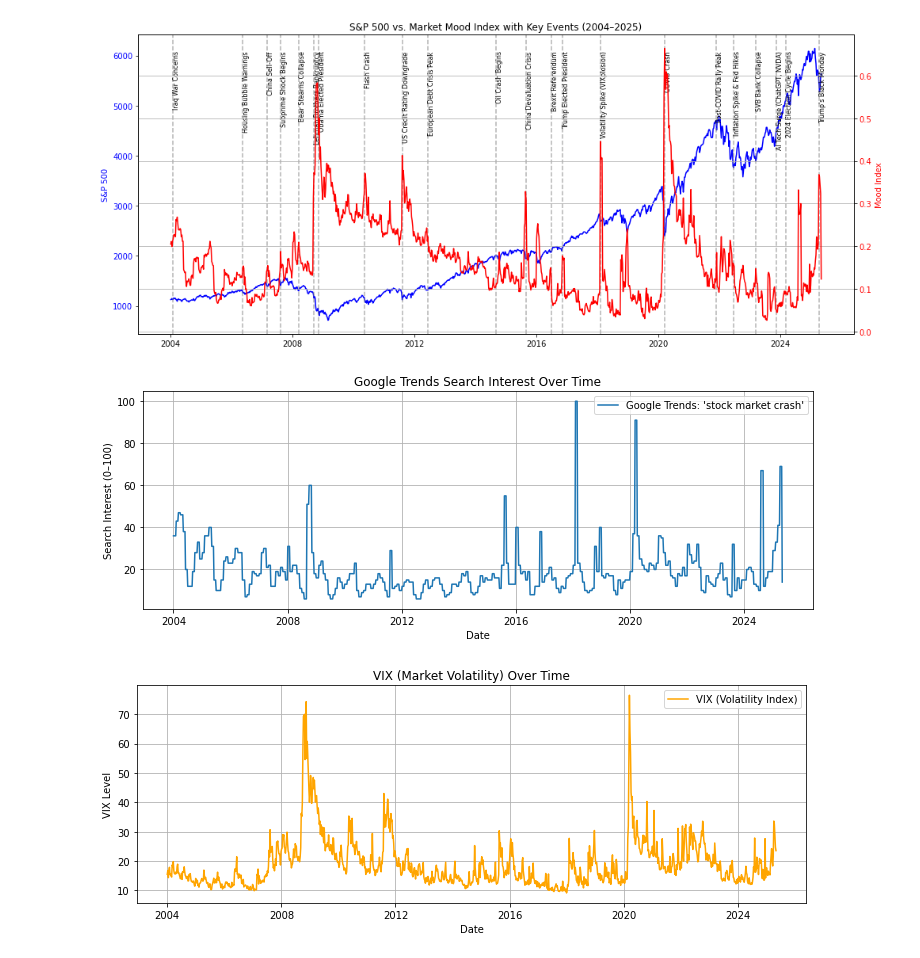
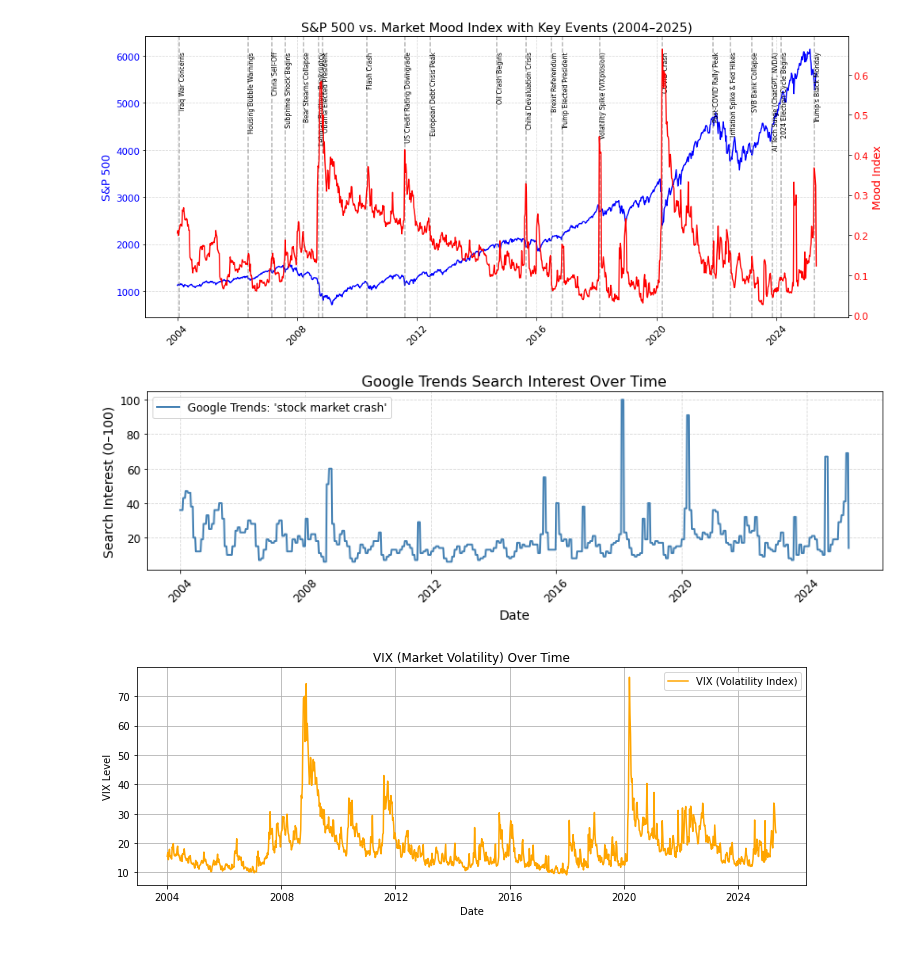
Before and after one commit to ArturMelnyk-analyst/Market-Mood-Forecasting, a Jupyter notebook: notebooks/03_exploratory_analysis.ipynb, the cells around one changed output. Drawn from its saved outputs; the diff is of its cells as text; code cells hidden in the pictures.

Commit message:
🔧 PR#2.2 HOTFIX: Regenerate visuals for better presentation, update notebooks 03-06, docs, and README

```diff
--- a/notebooks/03_exploratory_analysis.ipynb
+++ b/notebooks/03_exploratory_analysis.ipynb
@@ -31,17 +50,19 @@ plt.show()
 # %%
 # 📌 Annotated S&P 500 vs Mood Index with Key Market Events
+
 fig, ax1 = plt.subplots(figsize=(14, 6))
 
-# Line 1: S&P 500
+# S&P 500 line
 ax1.plot(df["Date"], df["Close"], color='blue', label="S&P 500")
-ax1.set_ylabel("S&P 500", color='blue')
-ax1.tick_params(axis='y', labelcolor='blue')
+ax1.set_ylabel("S&P 500", color='blue', fontsize=14)
+ax1.tick_params(axis='y', labelcolor='blue', labelsize=12)
+ax1.tick_params(axis='x', labelsize=12, rotation=45)
 
-# Line 2: Mood Index
+# Mood Index line
 ax2 = ax1.twinx()
 ax2.plot(df["Date"], df["Mood_Index"], color='red', label="Mood Index")
-ax2.set_ylabel("Mood Index", color='red')
-ax2.tick_params(axis='y', labelcolor='red')
+ax2.set_ylabel("Mood Index", color='red', fontsize=14)
+ax2.tick_params(axis='y', labelcolor='red', labelsize=12)
 
 # ✅ Annotated Historical Events (2004–2025)
 annotations = {
@@ -69,23 +90,36 @@ annotations = {
     "Trump's Black Monday": "2025-04-07"
 }
 
-# Add vertical lines and labels
 for label, date in annotations.items():
     ax1.axvline(pd.to_datetime(date), color='gray', linestyle='--', alpha=0.6)
-    ax1.text(pd.to_datetime(date), ax1.get_ylim()[1]*0.95, label, rotation=90,
-             verticalalignment='top', color='black', fontsize=8)
+    ax1.text(
+        pd.to_datetime(date),
+        ax1.get_ylim()[1]*0.95,
+        label,
+        rotation=90,
+        verticalalignment='top',
+        color='black',
+        fontsize=8
+    )
 
-# Highlight "Panic" zones from Mood Index
+# Highlight Panic zones
 panic_dates = df[df["Mood_Zone"] == "Panic"]["Date"]
 for pdx in panic_dates:
     ax2.axvline(pdx, color='red', linestyle=':', alpha=0.2)
 
-plt.title("S&P 500 vs. Market Mood Index with Key Events (2004–2025)")
+ax1.set_title("S&P 500 vs. Market Mood Index with Key Events (2004–2025)", fontsize=16)
 fig.tight_layout()
-plt.grid(True)
+ax1.grid(True, linestyle='--', alpha=0.5)
+
+# ✅ Saving
+fig.savefig("../images/eda/mood_vs_sp500_annotated.png",
+            dpi=300,
+            bbox_inches="tight",
+            facecolor='white')
+
 plt.show()
 # %% [output]
-[figure, old version]
+[figure, new version]
 # %%
 # ➕ Add Lag Features
 df["Mood_Index_Lag1"] = df["Mood_Index"].shift(1)
@@ -99,16 +133,35 @@ df_plot = df.copy()
 df_plot.set_index("Date", inplace=True)
 # %%
 # Google Sentiment Over Time
-plt.figure(figsize=(12, 4))
-plt.plot(df_plot["Google_Sentiment_Index"], label="Google Trends: 'stock market crash'")
-plt.title("Google Trends Search Interest Over Time")
-plt.ylabel("Search Interest (0–100)")
-plt.xlabel("Date")
-plt.grid(True)
-plt.legend()
+fig, ax = plt.subplots(figsize=(12, 4))
+
+ax.plot(
+    df_plot.index,
+    df_plot["Google_Sentiment_Index"],
+    label="Google Trends: 'stock market crash'",
+    color='steelblue',
+    linewidth=2
+)
+
+
+ax.set_title("Google Trends Search Interest Over Time", fontsize=16, color='black')
+ax.set_ylabel("Search Interest (0–100)", fontsize=14, color='black')
+ax.set_xlabel("Date", fontsize=14, color='black')
+ax.tick_params(axis='x', labelsize=12, colors='black', rotation=45)
+ax.tick_params(axis='y', labelsize=12, colors='black')
+ax.legend(fontsize=12)
+ax.grid(True, linestyle='--', alpha=0.5)
+
+fig.tight_layout()
+
+fig.savefig("../images/eda/google_trends_sentiment.png",
+            dpi=300,
+            bbox_inches="tight",
+            facecolor='white')
+
 plt.show()
 # %% [output]
-[figure, old version]
+[figure, new version]
 # %%
 # Plot 2: VIX Over Time
 plt.figure(figsize=(12, 4))
```
Also changed, not shown: parts of 2 cells of this notebook, 18 other files.
